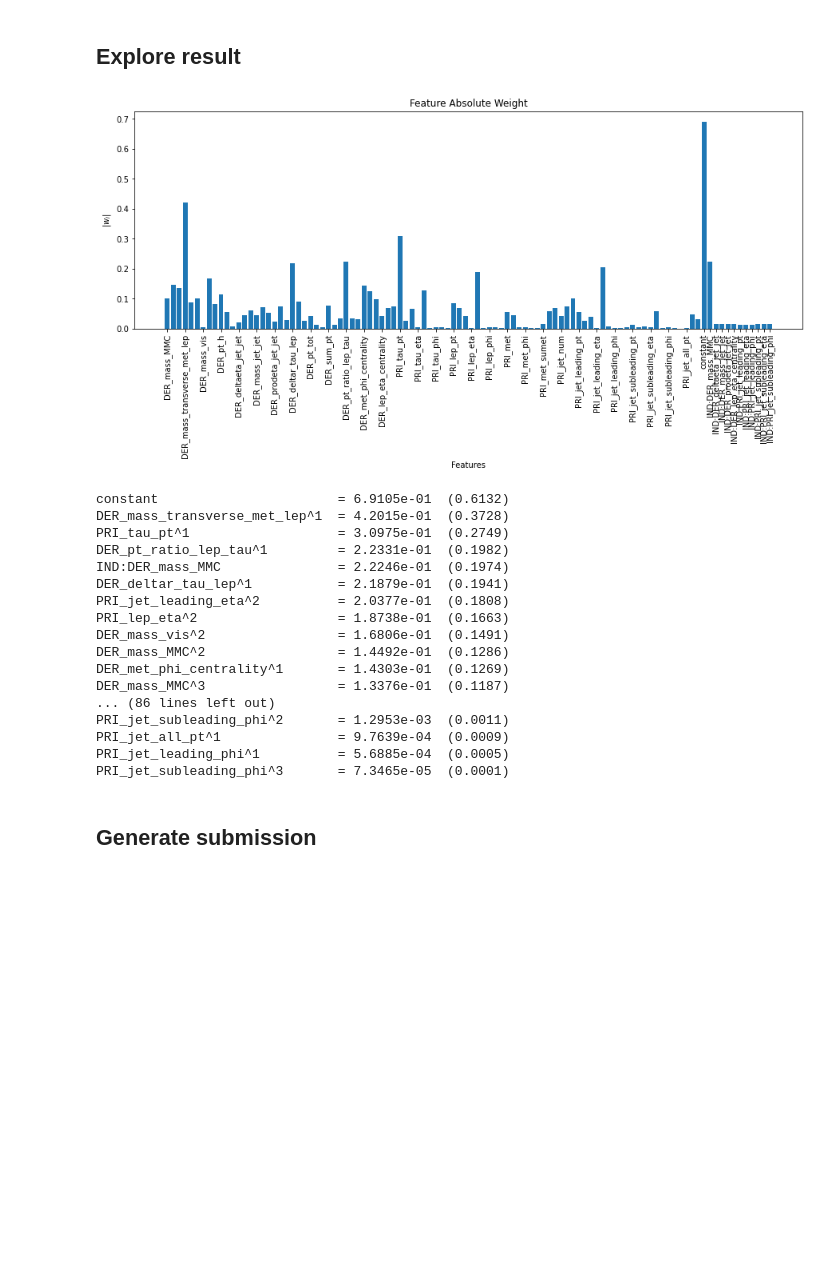
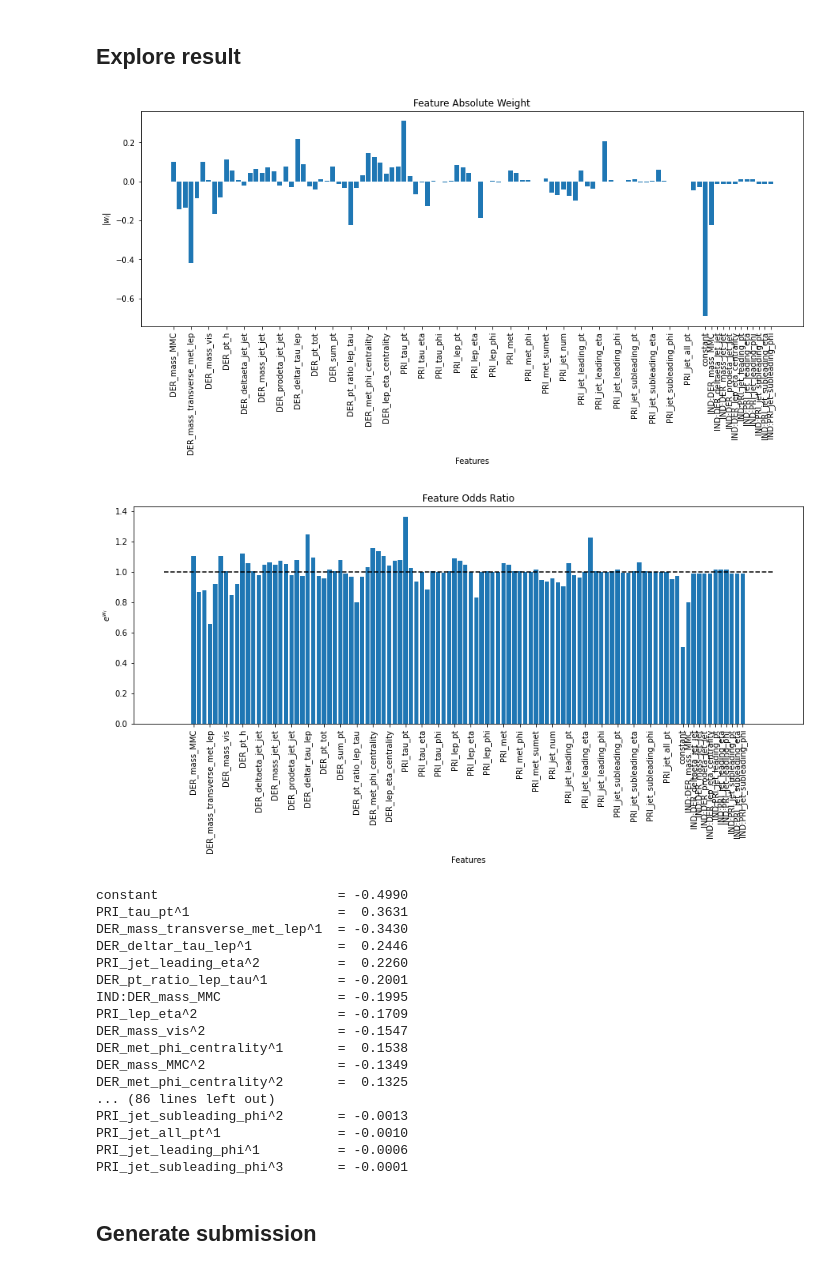
Before and after one commit to itslwg/epflml-projects, a Jupyter notebook: Project_1/david_eda_revised.ipynb, the cells around one changed output. Saved outputs shown, nothing was run; the diff lists cells and outputs as text; code cells hidden in the pictures; blank space fills up the shorter version.

```diff
--- a/Project_1/david_eda_revised.ipynb
+++ b/Project_1/david_eda_revised.ipynb
@@ -374,15 +374,15 @@ def model_selection(y, tx, k_fold, degree, grid, verbose=2):
             f1 += f1l
             acc += accl
 
-            if verbose > 1:
-                print(f'\t\t\tTR={tr:.4e} | TE={te:.4e} | F1:{f1l:.4f} | ACC:{accl:.4f}')
+            if verbose > 1: print(f'\t\t\tTR={tr:.4e} | TE={te:.4e} | F1:{f1l:.4f} | ACC:{accl:.4f}')
 
             if ~np.all(np.isfinite((tr, te, f1, acc))): break
 
-        losses["loss_tr"].append(trl / k_fold)
-        losses["loss_te"].append(tel / k_fold)
-        losses["f1_te"].append(f1 / k_fold)
-        losses["acc_te"].append(acc / k_fold)
+        # k+1 needed to account for early exit due to NaNs or infs.
+        losses["loss_tr"].append(trl / (k+1))
+        losses["loss_te"].append(tel / (k+1))
+        losses["f1_te"].append(f1 / (k+1))
+        losses["acc_te"].append(acc / (k+1))
 
     print(f'\nMINIMUMS:')
     print(f'\tBest parameters: {str(permutations[np.argmax(losses["acc_te"])])}')
@@ -496,59 +486,73 @@ def feature_labels_full(df, nan_cols, degree):
     for name in col_names:
         for d in range(1,degree+1):
             poly_labels.append(f'{name}^{d}')
 
     labels = poly_labels + ['constant'] + nan_labels
     idx = np.arange(len(labels))
 
     return idx, labels
 
 def feature_labels_sparse(df, nan_cols, degree):
     col_names = [col for col in df.drop(columns=['Id','Prediction'])]
     nan_labels = [f'IND:{col}' for col in train.drop(columns=['Id','Prediction']).iloc[:,nan_cols]]
 
     labels = col_names + ['constant'] + nan_labels
 
     idx = np.arange(len(labels))
     idx[:len(col_names)+1] *= degree
     idx[len(col_names)+1:] += idx[len(col_names)] - idx[len(col_names)+1] + 1
 
     return idx, labels
 
 # Plot feature weights
 fig = plt.figure(figsize=(15,5))
-plt.bar(np.arange(w.shape[0]), abs(w))
+plt.bar(np.arange(w.shape[0]), w)
 
 idx, labels = feature_labels_sparse(train, nan_cols, degree)
 plt.xticks(idx, labels, rotation=90)
 plt.xlabel('Features')
 plt.ylabel('$|w_i|$')
 plt.title('Feature Absolute Weight');
+
+# Plot feature odds ratio
+#  See: https://christophm.github.io/interpretable-ml-book/logistic.html#logistic
+fig = plt.figure(figsize=(15,5))
+plt.bar(np.arange(w.shape[0]), np.exp(w))
+left, right = plt.xlim()
+plt.hlines(1.0, left, right, linestyle='--')
+
+idx, labels = feature_labels_sparse(train, nan_cols, degree)
+plt.xticks(idx, labels, rotation=90)
+plt.xlabel('Features')
+plt.ylabel('$e^{w_i}$')
+plt.title('Feature Odds Ratio');
 # %% [output]
-[figure, old version]
+[figure, new version]
+[figure, added]
 # %%
 idx, labels = feature_labels_full(train, nan_cols, degree)
-perm = np.argsort(-abs(w))
-w_norm = abs(w) / np.linalg.norm(w)
+odds_ratio = np.exp(w)
+perm = np.argsort(-abs(1-odds_ratio))
 for i in range(w.shape[0]):
-    print(f'{labels[perm[i]]:30s} = {abs(w[perm[i]]):.4e}  ({w_norm[perm[i]]:.4f})')
+    print(f'{labels[perm[i]]:30s} = {odds_ratio[perm[i]]-1:7.4f}')
 # %% [output]
-constant                       = 6.9105e-01  (0.6132)
-DER_mass_transverse_met_lep^1  = 4.2015e-01  (0.3728)
-PRI_tau_pt^1                   = 3.0975e-01  (0.2749)
-DER_pt_ratio_lep_tau^1         = 2.2331e-01  (0.1982)
-IND:DER_mass_MMC               = 2.2246e-01  (0.1974)
-DER_deltar_tau_lep^1           = 2.1879e-01  (0.1941)
-PRI_jet_leading_eta^2          = 2.0377e-01  (0.1808)
-PRI_lep_eta^2                  = 1.8738e-01  (0.1663)
-DER_mass_vis^2                 = 1.6806e-01  (0.1491)
-DER_mass_MMC^2                 = 1.4492e-01  (0.1286)
-DER_met_phi_centrality^1       = 1.4303e-01  (0.1269)
-DER_mass_MMC^3                 = 1.3376e-01  (0.1187)
+constant                       = -0.4990
+PRI_tau_pt^1                   =  0.3631
+DER_mass_transverse_met_lep^1  = -0.3430
+DER_deltar_tau_lep^1           =  0.2446
+PRI_jet_leading_eta^2          =  0.2260
+DER_pt_ratio_lep_tau^1         = -0.2001
+IND:DER_mass_MMC               = -0.1995
+PRI_lep_eta^2                  = -0.1709
+DER_mass_vis^2                 = -0.1547
+DER_met_phi_centrality^1       =  0.1538
+DER_mass_MMC^2                 = -0.1349
+DER_met_phi_centrality^2       =  0.1325
 ... (86 lines left out)
-PRI_jet_subleading_phi^2       = 1.2953e-03  (0.0011)
-PRI_jet_all_pt^1               = 9.7639e-04  (0.0009)
-PRI_jet_leading_phi^1          = 5.6885e-04  (0.0005)
-PRI_jet_subleading_phi^3       = 7.3465e-05  (0.0001)
+PRI_jet_subleading_phi^2       = -0.0013
+PRI_jet_all_pt^1               = -0.0010
+PRI_jet_leading_phi^1          = -0.0006
+PRI_jet_subleading_phi^3       = -0.0001
 # %% [markdown]
 ## Generate submission
 # %%
```
Also changed, not shown: parts of 1 cell of this notebook.
